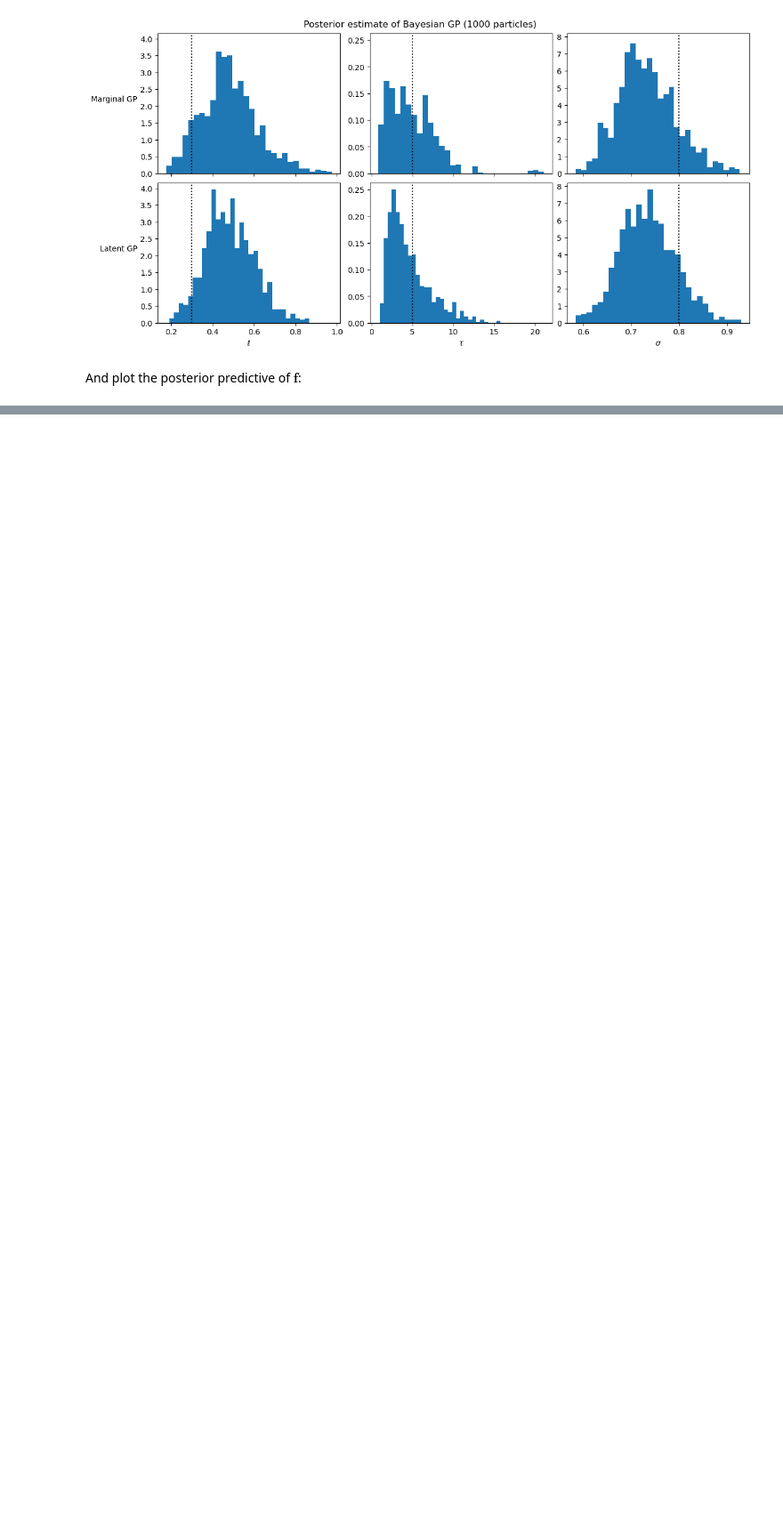
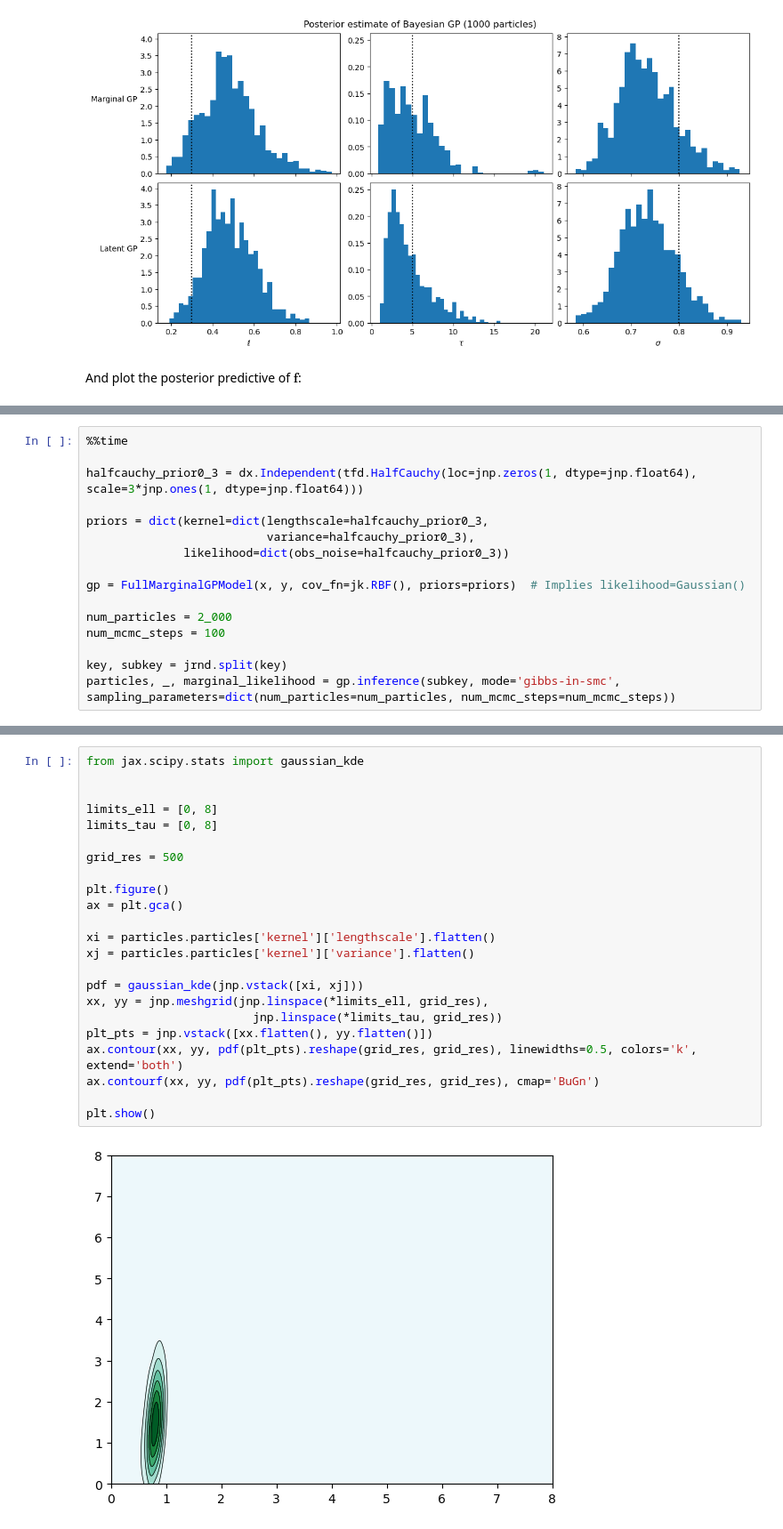
Before and after one commit to UncertaintyInComplexSystems/bayesianmodels, a Jupyter notebook: notebooks/Basic_gaussian_process_regression_using_SMC.ipynb, the cells around one changed output, grey strips where cells are left out. Shown at 89% size. Cells and saved outputs as stored; diff of their text form; blank space fills up the shorter version.

```diff
--- a/notebooks/Basic_gaussian_process_regression_using_SMC.ipynb
+++ b/notebooks/Basic_gaussian_process_regression_using_SMC.ipynb
@@ -213,0 +233,16 @@ Wall time: 4.53 s
+# %%
+%%time
+
+halfcauchy_prior0_3 = dx.Independent(tfd.HalfCauchy(loc=jnp.zeros(1, dtype=jnp.float64), scale=3*jnp.ones(1, dtype=jnp.float64)))
+
+priors = dict(kernel=dict(lengthscale=halfcauchy_prior0_3,
+                          variance=halfcauchy_prior0_3),
+              likelihood=dict(obs_noise=halfcauchy_prior0_3))
+
+gp = FullMarginalGPModel(x, y, cov_fn=jk.RBF(), priors=priors)  # Implies likelihood=Gaussian()
+
+num_particles = 2_000
+num_mcmc_steps = 100
+
+key, subkey = jrnd.split(key)
+particles, _, marginal_likelihood = gp.inference(subkey, mode='gibbs-in-smc', sampling_parameters=dict(num_particles=num_particles, num_mcmc_steps=num_mcmc_steps))
@@ -213,0 +253,25 @@ Wall time: 4.53 s
+# %%
+from jax.scipy.stats import gaussian_kde
+
+
+limits_ell = [0, 8]
+limits_tau = [0, 8]
+
+grid_res = 500
+
+plt.figure()
+ax = plt.gca()
+
+xi = particles.particles['kernel']['lengthscale'].flatten()
+xj = particles.particles['kernel']['variance'].flatten()
+
+pdf = gaussian_kde(jnp.vstack([xi, xj]))
+xx, yy = jnp.meshgrid(jnp.linspace(*limits_ell, grid_res),
+                        jnp.linspace(*limits_tau, grid_res))
+plt_pts = jnp.vstack([xx.flatten(), yy.flatten()])
+ax.contour(xx, yy, pdf(plt_pts).reshape(grid_res, grid_res), linewidths=0.5, colors='k', extend='both')
+ax.contourf(xx, yy, pdf(plt_pts).reshape(grid_res, grid_res), cmap='BuGn')
+
+plt.show()
+# %% [output]
+[figure, added]
```
Also changed, not shown: parts of 7 cells of this notebook, 3 other files.
